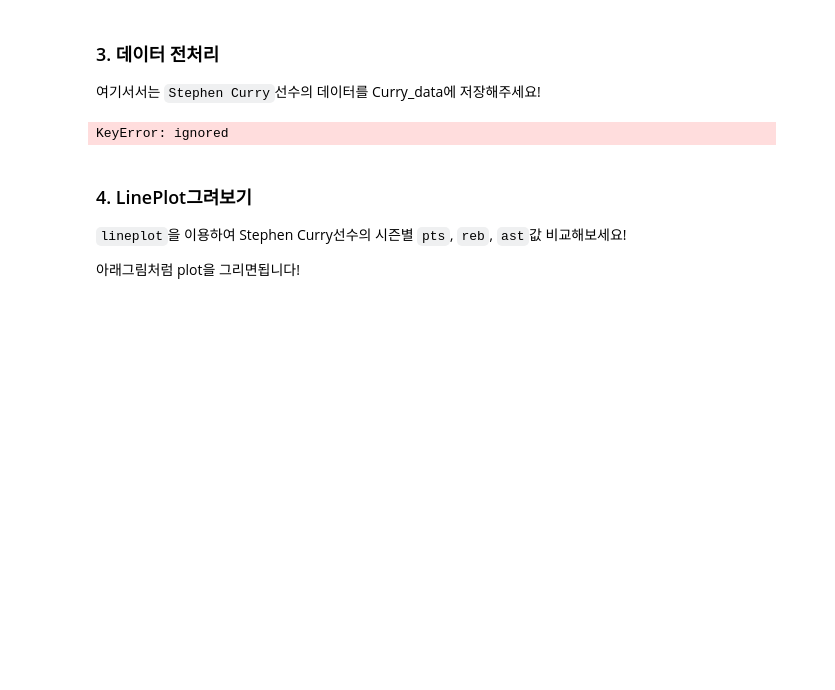
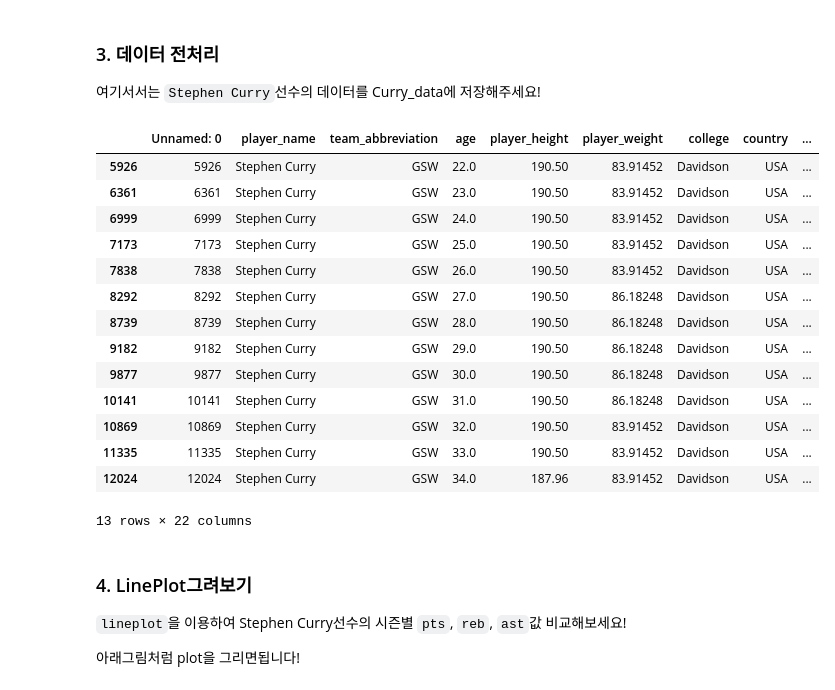
Before and after one commit to yula00/DAP_2022, a Jupyter notebook: lecture4.ipynb, the cells around one changed output. Drawn from its saved outputs; the diff is of its cells as text; code cells hidden in the pictures; blank space fills up the shorter version.

```diff
--- a/lecture4.ipynb
+++ b/lecture4.ipynb
@@ -299,10 +299,24 @@ fig.show()
 
 여기서서는 `Stephen Curry`선수의 데이터를 Curry_data에 저장해주세요!
 # %%
-Curry_data = df_players['Stephen Curry']
+Curry_data = df_players[df_players['player_name']=='Stephen Curry']
 Curry_data
 # %% [output]
+|  | Unnamed: 0 | player_name | team_abbreviation | age | player_height | player_weight | college | country | ... |
+| 5926 | 5926 | Stephen Curry | GSW | 22.0 | 190.50 | 83.91452 | Davidson | USA | ... |
+| 6361 | 6361 | Stephen Curry | GSW | 23.0 | 190.50 | 83.91452 | Davidson | USA | ... |
+| 6999 | 6999 | Stephen Curry | GSW | 24.0 | 190.50 | 83.91452 | Davidson | USA | ... |
+| 7173 | 7173 | Stephen Curry | GSW | 25.0 | 190.50 | 83.91452 | Davidson | USA | ... |
+| 7838 | 7838 | Stephen Curry | GSW | 26.0 | 190.50 | 83.91452 | Davidson | USA | ... |
+| 8292 | 8292 | Stephen Curry | GSW | 27.0 | 190.50 | 86.18248 | Davidson | USA | ... |
+| 8739 | 8739 | Stephen Curry | GSW | 28.0 | 190.50 | 86.18248 | Davidson | USA | ... |
+| 9182 | 9182 | Stephen Curry | GSW | 29.0 | 190.50 | 86.18248 | Davidson | USA | ... |
+| 9877 | 9877 | Stephen Curry | GSW | 30.0 | 190.50 | 86.18248 | Davidson | USA | ... |
+| 10141 | 10141 | Stephen Curry | GSW | 31.0 | 190.50 | 86.18248 | Davidson | USA | ... |
+| 10869 | 10869 | Stephen Curry | GSW | 32.0 | 190.50 | 83.91452 | Davidson | USA | ... |
+| 11335 | 11335 | Stephen Curry | GSW | 33.0 | 190.50 | 83.91452 | Davidson | USA | ... |
+| 12024 | 12024 | Stephen Curry | GSW | 34.0 | 187.96 | 83.91452 | Davidson | USA | ... |
-KeyError: ignored
+13 rows × 22 columns
 # %% [markdown]
 ### 4. LinePlot그려보기
 
```
Also changed, not shown: parts of 4 cells of this notebook.
